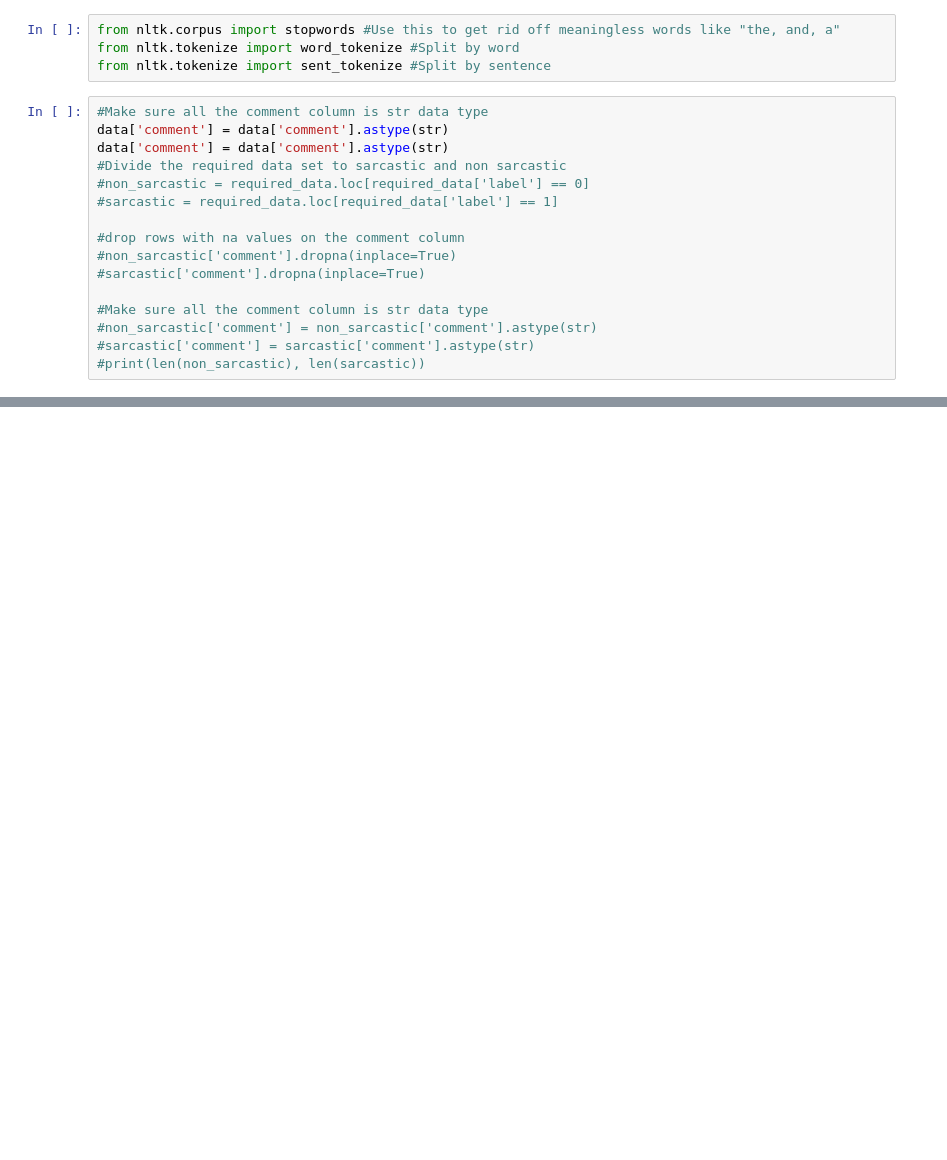
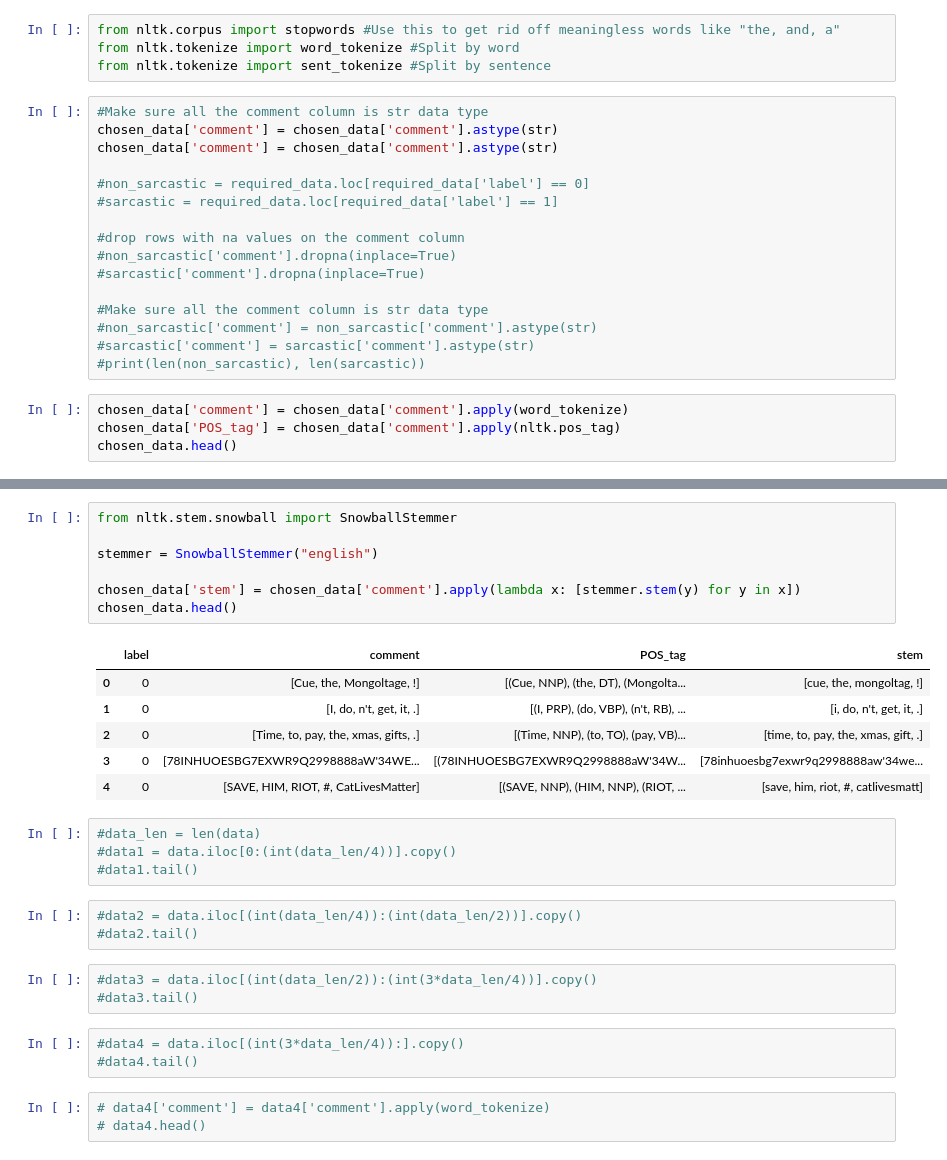
Before and after one commit to nourmansour/Sarcasm-on-Reddit, a Jupyter notebook: Sarcastic Comments on Reddit - An Analysis.ipynb, the cells around one changed output, grey strips where cells are left out. Cells and saved outputs as stored; diff of their text form; blank space fills up the shorter version.

```diff
--- a/Sarcastic Comments on Reddit - An Analysis.ipynb
+++ b/Sarcastic Comments on Reddit - An Analysis.ipynb
@@ -78,9 +116,9 @@ from nltk.tokenize import word_tokenize #Split by word
 from nltk.tokenize import sent_tokenize #Split by sentence
 # %%
 #Make sure all the comment column is str data type
-data['comment'] = data['comment'].astype(str)
-data['comment'] = data['comment'].astype(str)
-#Divide the required data set to sarcastic and non sarcastic
+chosen_data['comment'] = chosen_data['comment'].astype(str)
+chosen_data['comment'] = chosen_data['comment'].astype(str)
+
 #non_sarcastic = required_data.loc[required_data['label'] == 0]
 #sarcastic = required_data.loc[required_data['label'] == 1]
 
@@ -92,3 +130,7 @@ data['comment'] = data['comment'].astype(str)
 #non_sarcastic['comment'] = non_sarcastic['comment'].astype(str)
 #sarcastic['comment'] = sarcastic['comment'].astype(str)
 #print(len(non_sarcastic), len(sarcastic))
+# %%
+chosen_data['comment'] = chosen_data['comment'].apply(word_tokenize)
+chosen_data['POS_tag'] = chosen_data['comment'].apply(nltk.pos_tag)
+chosen_data.head()
@@ -94,0 +144,30 @@ data['comment'] = data['comment'].astype(str)
+# %%
+from nltk.stem.snowball import SnowballStemmer
+
+stemmer = SnowballStemmer("english")
+
+chosen_data['stem'] = chosen_data['comment'].apply(lambda x: [stemmer.stem(y) for y in x])
+chosen_data.head()
+# %% [output]
+|  | label | comment | POS_tag | stem |
+| 0 | 0 | [Cue, the, Mongoltage, !] | [(Cue, NNP), (the, DT), (Mongolta... | [cue, the, mongoltag, !] |
+| 1 | 0 | [I, do, n't, get, it, .] | [(I, PRP), (do, VBP), (n't, RB), ... | [i, do, n't, get, it, .] |
+| 2 | 0 | [Time, to, pay, the, xmas, gifts, .] | [(Time, NNP), (to, TO), (pay, VB)... | [time, to, pay, the, xmas, gift, .] |
+| 3 | 0 | [78INHUOESBG7EXWR9Q2998888aW'34WE... | [(78INHUOESBG7EXWR9Q2998888aW'34W... | [78inhuoesbg7exwr9q2998888aw'34we... |
+| 4 | 0 | [SAVE, HIM, RIOT, #, CatLivesMatter] | [(SAVE, NNP), (HIM, NNP), (RIOT, ... | [save, him, riot, #, catlivesmatt] |
+# %%
+#data_len = len(data)
+#data1 = data.iloc[0:(int(data_len/4))].copy()
+#data1.tail()
+# %%
+#data2 = data.iloc[(int(data_len/4)):(int(data_len/2))].copy()
+#data2.tail()
+# %%
+#data3 = data.iloc[(int(data_len/2)):(int(3*data_len/4))].copy()
+#data3.tail()
+# %%
+#data4 = data.iloc[(int(3*data_len/4)):].copy()
+#data4.tail()
+# %%
+# data4['comment'] = data4['comment'].apply(word_tokenize)
+# data4.head()
```
Also changed, not shown: parts of 37 cells of this notebook.
